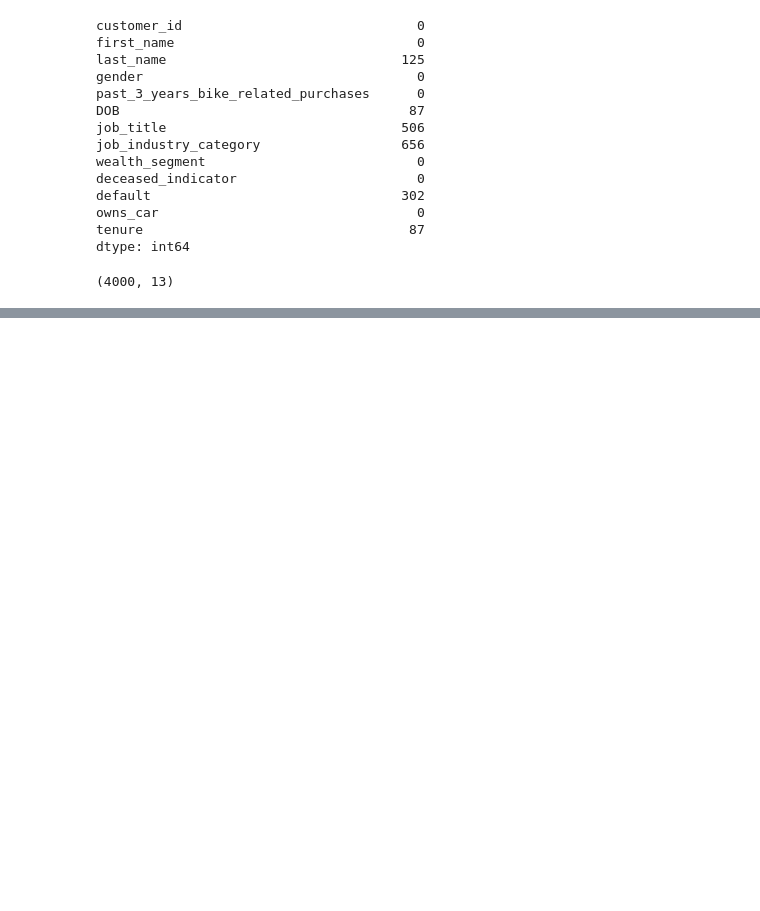
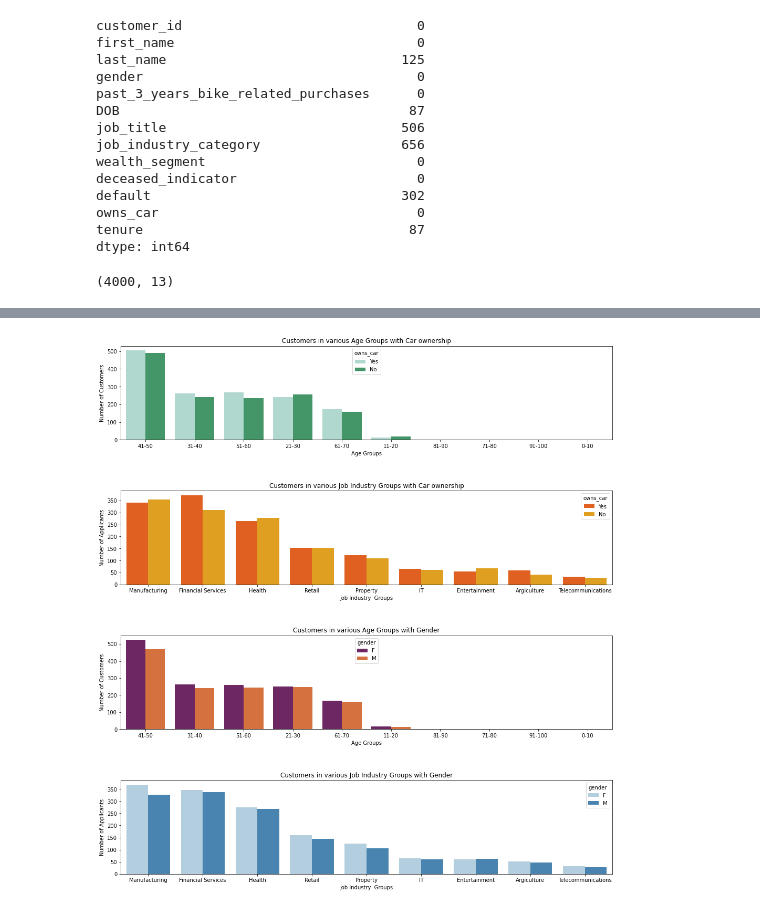
Before and after one commit to GaikwadChinmay/KPMG-Virtual-Internship, a Jupyter notebook: KPMG_Virtual_Internship.ipynb, the cells around one changed output, grey strips where cells are left out. Cells and saved outputs as stored; diff of their text form; code cells hidden in the pictures; blank space fills up the shorter version.

```diff
--- a/KPMG_Virtual_Internship.ipynb
+++ b/KPMG_Virtual_Internship.ipynb
@@ -464 +500,16 @@ sns.histplot(AGE).set(xlabel='No of Applicants', ylabel='Age Groups', title='No
+# %%
+plt.figure(figsize=[15,16])
+plt.yscale('log')
+plt.subplot(411)
+sns.countplot(data = cust_demo, x='Age_Group' , order=cust_demo['Age_Group'].value_counts().index,hue = cust_demo['owns_car'],palette='BuGn',orient='h').set(xlabel='Age Groups', ylabel='Number of Customers', title='Customers in various Age Groups with Car ownership')
+plt.subplot(412)
+sns.countplot(data = cust_demo, x='job_industry_category' , order=cust_demo['job_industry_category'].value_counts().index,hue = cust_demo['owns_car'],palette='autumn',orient='h').set(xlabel='Job Industry  Groups', ylabel='Number of Applicants', title='Customers in various Job Industry Groups with Car ownership')
+plt.subplot(413)
+sns.countplot(data = cust_demo, x='Age_Group' , order=cust_demo['Age_Group'].value_counts().index,hue = cust_demo['gender'],palette='inferno',orient='h').set(xlabel='Age Groups', ylabel='Number of Customers', title='Customers in various Age Groups with Gender')
+plt.subplot(414)
+sns.countplot(data = cust_demo, x='job_industry_category' , order=cust_demo['job_industry_category'].value_counts().index,hue = cust_demo['gender'],palette='Blues',orient='h').set(xlabel='Job Industry  Groups', ylabel='Number of Applicants', title='Customers in various Job Industry Groups with Gender')
+plt.tight_layout(5.0)
+plt.show()
+# %% [output]
+[figure, added]
 # %%
```
Also changed, not shown: parts of 38 cells of this notebook.
